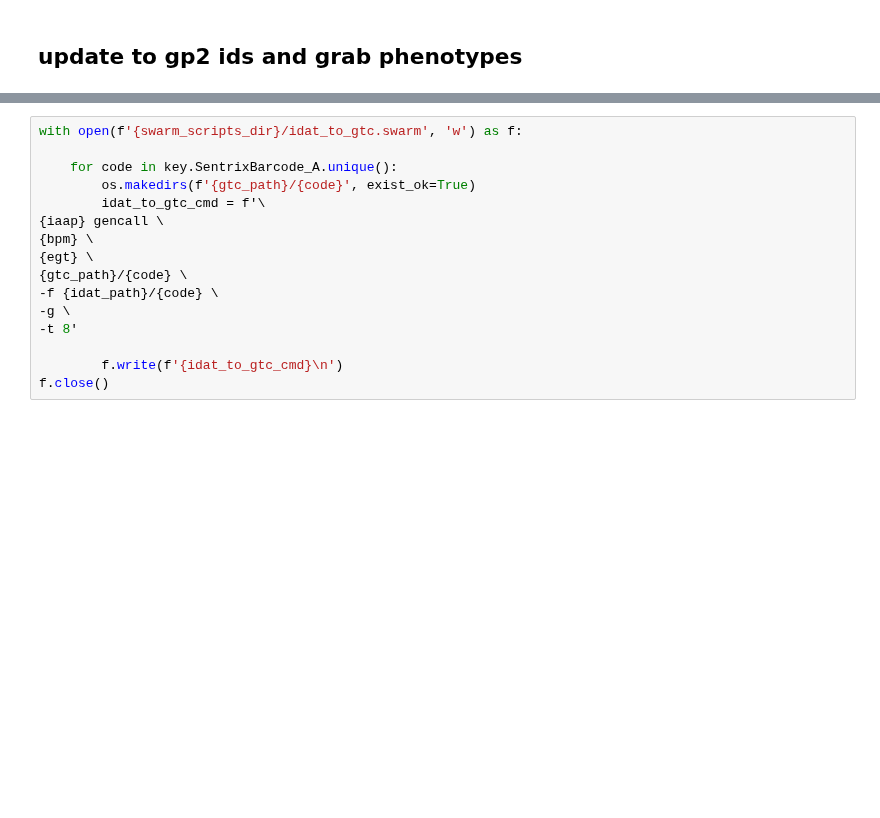
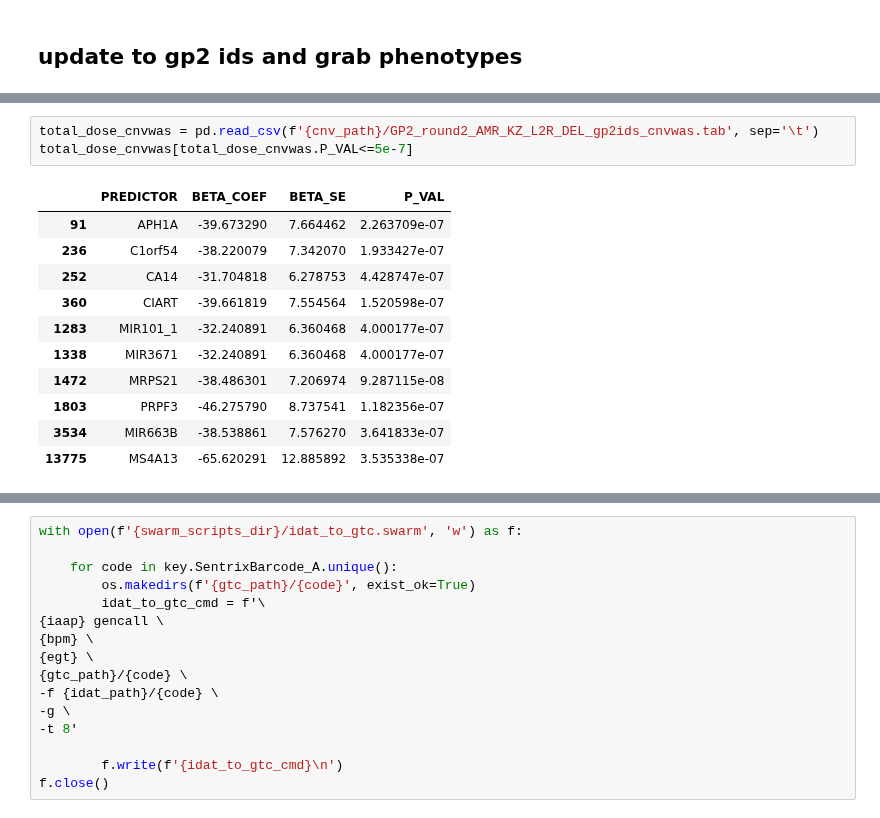
Before and after one commit to dvitale199/GenoTools, a Jupyter notebook: CNV/GP2_ClusterBuster_datagen.ipynb, the cells around one changed output, grey strips where cells are left out. Cells and saved outputs as stored; diff of their text form; blank space fills up the shorter version.

```diff
--- a/CNV/GP2_ClusterBuster_datagen.ipynb
+++ b/CNV/GP2_ClusterBuster_datagen.ipynb
@@ -252,0 +367,15 @@ for label in labels:
+# %%
+total_dose_cnvwas = pd.read_csv(f'{cnv_path}/GP2_round2_AMR_KZ_L2R_DEL_gp2ids_cnvwas.tab', sep='\t')
+total_dose_cnvwas[total_dose_cnvwas.P_VAL<=5e-7]
+# %% [output]
+|  | PREDICTOR | BETA_COEF | BETA_SE | P_VAL |
+| 91 | APH1A | -39.673290 | 7.664462 | 2.263709e-07 |
+| 236 | C1orf54 | -38.220079 | 7.342070 | 1.933427e-07 |
+| 252 | CA14 | -31.704818 | 6.278753 | 4.428747e-07 |
+| 360 | CIART | -39.661819 | 7.554564 | 1.520598e-07 |
+| 1283 | MIR101_1 | -32.240891 | 6.360468 | 4.000177e-07 |
+| 1338 | MIR3671 | -32.240891 | 6.360468 | 4.000177e-07 |
+| 1472 | MRPS21 | -38.486301 | 7.206974 | 9.287115e-08 |
+| 1803 | PRPF3 | -46.275790 | 8.737541 | 1.182356e-07 |
+| 3534 | MIR663B | -38.538861 | 7.576270 | 3.641833e-07 |
+| 13775 | MS4A13 | -65.620291 | 12.885892 | 3.535338e-07 |
```
Also changed, not shown: parts of 20 cells of this notebook, 1 other file.
